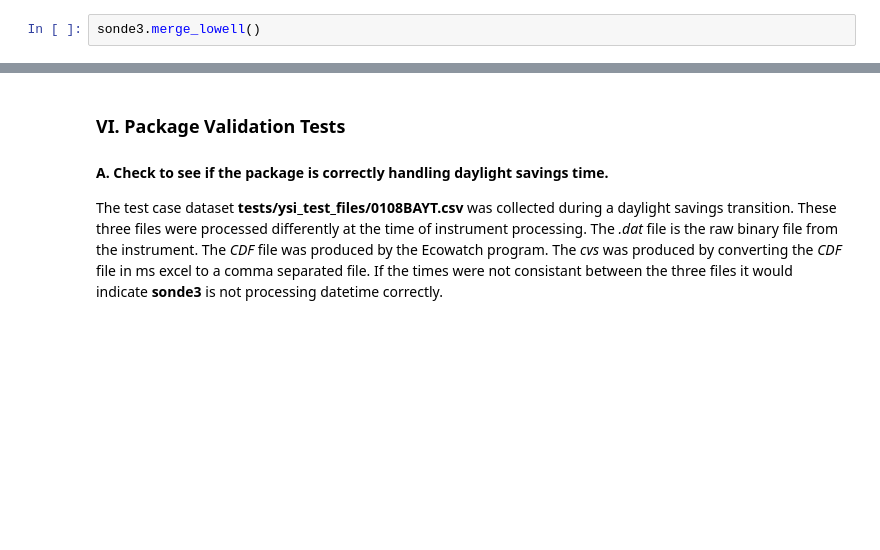
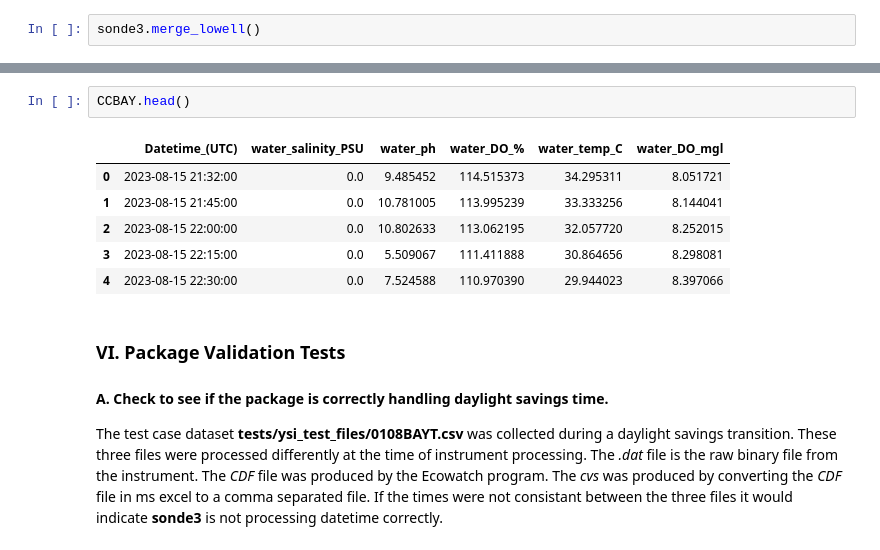
Before and after one commit to kimia-karimi/sonde3, a Jupyter notebook: index.ipynb, the cells around one changed output, grey strips where cells are left out. Drawn from its saved outputs; the diff is of its cells as text; blank space fills up the shorter version.

```diff
--- a/index.ipynb
+++ b/index.ipynb
@@ -327,3 +271,12 @@ metadata.head()
+# %%
+CCBAY.head()
+# %% [output]
+|  | Datetime_(UTC) | water_salinity_PSU | water_ph | water_DO_% | water_temp_C | water_DO_mgl |
+| 0 | 2023-08-15 21:32:00 | 0.0 | 9.485452 | 114.515373 | 34.295311 | 8.051721 |
+| 1 | 2023-08-15 21:45:00 | 0.0 | 10.781005 | 113.995239 | 33.333256 | 8.144041 |
+| 2 | 2023-08-15 22:00:00 | 0.0 | 10.802633 | 113.062195 | 32.057720 | 8.252015 |
+| 3 | 2023-08-15 22:15:00 | 0.0 | 5.509067 | 111.411888 | 30.864656 | 8.298081 |
+| 4 | 2023-08-15 22:30:00 | 0.0 | 7.524588 | 110.970390 | 29.944023 | 8.397066 |
 # %% [markdown]
 ### VI. Package Validation Tests
 
```
Also changed, not shown: parts of 14 cells of this notebook, 2 other files.
